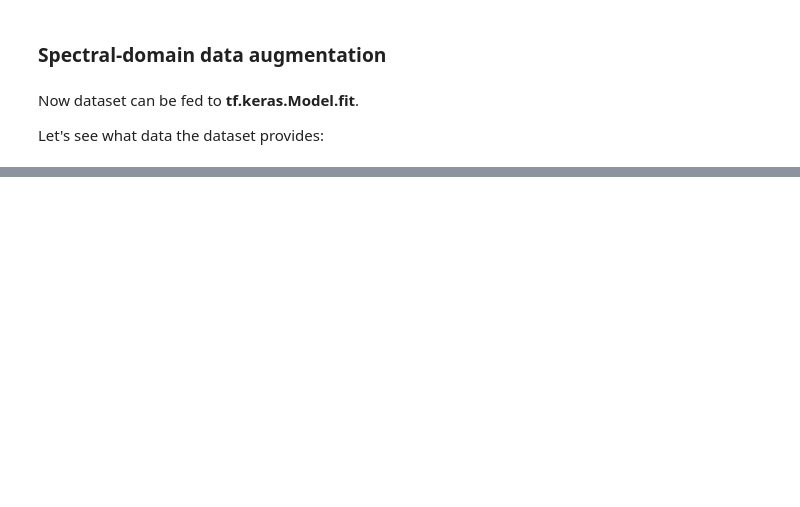
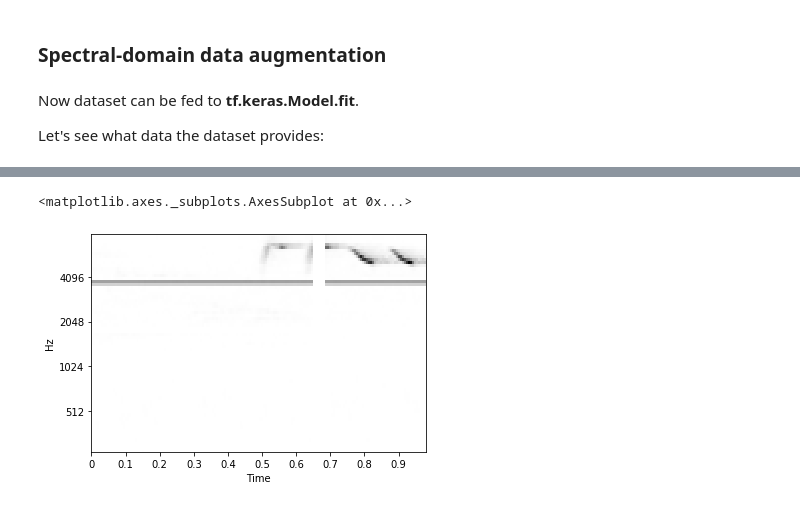
Before and after one commit to phaunos/phaunos_ml, a Jupyter notebook: notebooks/test_pipeline.ipynb, the cells around one changed output, grey strips where cells are left out. Drawn from its saved outputs; the diff is of its cells as text; code cells hidden in the pictures; blank space fills up the shorter version.

```diff
--- a/notebooks/test_pipeline.ipynb
+++ b/notebooks/test_pipeline.ipynb
@@ -168,7 +176,7 @@ dataset_bird = files_bird.interleave(lambda x: tf.data.TFRecordDataset(x), cycle
 
 # deserialize to feature (with shape (1,1,22050)) and
 # one-hot encoded labels (with shape (2,), i.e. the shape of CLASS_LIST)
-dataset_bird = dataset_bird.map(lambda x: serialized2data(x, feature_extractor.feature_shape, CLASS_LIST, training=True))
+dataset_bird = dataset_bird.map(lambda data: serialized2data(data, CLASS_LIST))
 
 # shuffle
 dataset_bird = dataset_bird.shuffle(100)
@@ -190,7 +200,7 @@ files_noise = tf.data.TFRecordDataset(files_noise)
 
 # Deserialize to feature (with shape (1,1,22050)) and
 # one-hot encoded labels (with shape (2,), i.e. the shape of CLASS_LIST)
-dataset_noise = files_noise.map(lambda x: serialized2data(x, feature_extractor.feature_shape, CLASS_LIST, training=True))
+dataset_noise = files_noise.map(lambda data: serialized2data(data, CLASS_LIST))
 
 # Repeat
 dataset_noise = dataset_noise.repeat()
@@ -206,7 +218,7 @@ print(dataset_noise)
 mixup = Mixup(max_weight=0.4)
 dataset = tf.data.Dataset.zip((dataset_bird, dataset_noise))
 dataset = dataset.map(lambda dataset1, dataset2: mixup.process(
-    dataset1[0], dataset1[1], dataset2[0], dataset2[1], BATCH_SIZE))
+    tf.expand_dims(dataset1[0],1), dataset1[1], tf.expand_dims(dataset2[0],1), dataset2[1], BATCH_SIZE))
 # %% [markdown]
 ### Compute log mel spectrogram
 # %%
@@ -216,7 +228,7 @@ FMIN = 50
 FMAX = 8000
 N_MELS = 64
 
-melspec_ex = MelSpectrogram(SR, N_FFT, HOP_LENGTH, N_MELS, fmin=FMIN, fmax=FMAX, log=True)
+melspec_ex = MelSpectrogram(SR, N_FFT, HOP_LENGTH, N_MELS, fmin=FMIN, fmax=FMAX, log=False)
 dataset = dataset.map(lambda data, labels: (
     tf.expand_dims(tf.py_function(melspec_ex.process, [tf.squeeze(data)], tf.float32), 1),
     labels)
@@ -251,18 +283,21 @@ data
 # %%
 # Display the first example of the first batch.
 # We can see the effect of data augmentation, namely:
 # - the noise mixed up with the training data. The only file specified in noise/dataset.csv
 #   is a pure tone at 4kHz, visible on the spectrogram.
 # - both time and frequency masking (the vertical line and the horizontal line which is not the 4kHz tone)
 # - time warping is hard to see, but it's there !
 
-librosa.display.specshow(data[0][0,0].numpy(),
+librosa.display.specshow(data[1][0,0].numpy(),
                          x_coords=None,
                          y_coords=None,
                          x_axis='time',
                          y_axis='mel',
                          sr=SR,
                          hop_length=HOP_LENGTH,
                          fmin=FMIN,
                          fmax=FMAX,
                          cmap='gray_r')
+# %% [output]
+<matplotlib.axes._subplots.AxesSubplot at 0x...>
+[figure, added]
```
Also changed, not shown: parts of 8 cells of this notebook, 2 other files.
